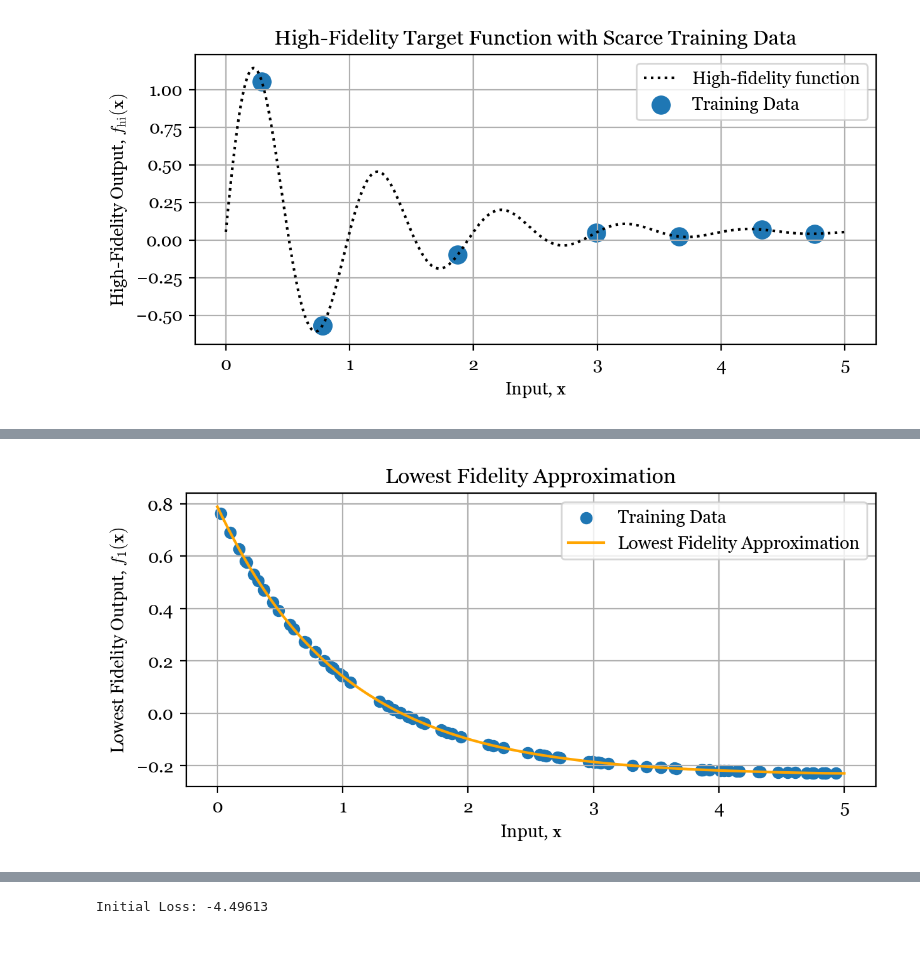
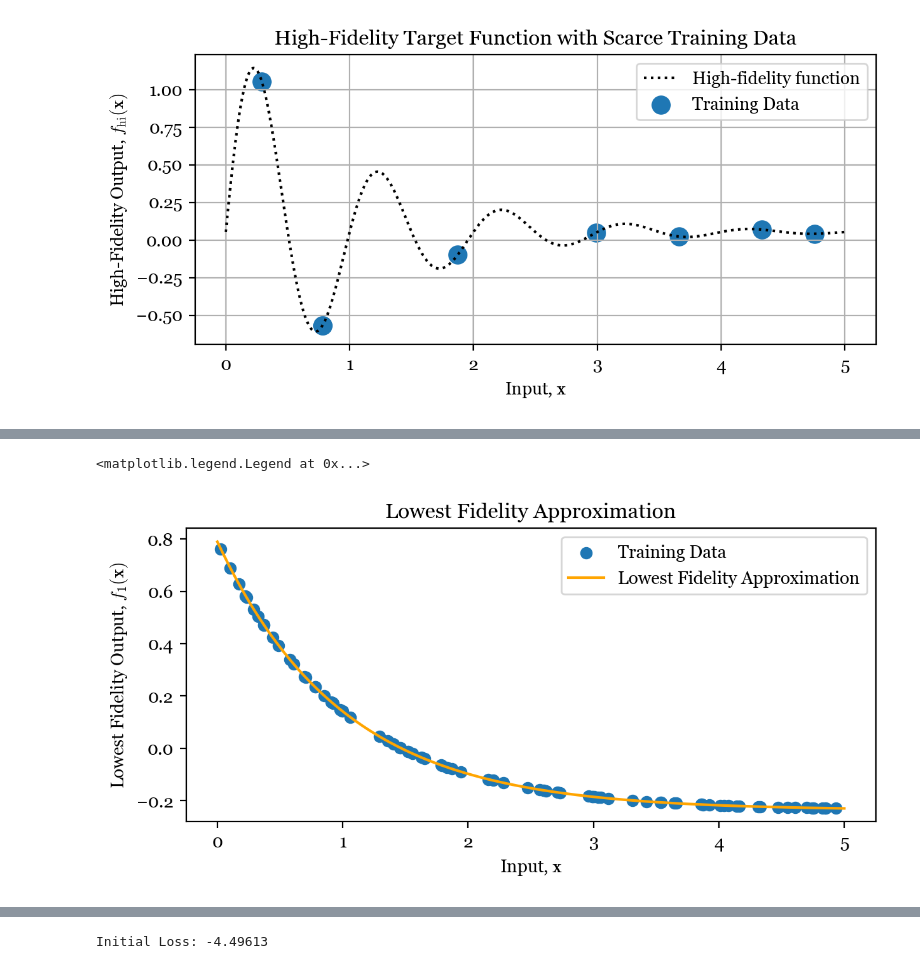
Before and after one commit to atticusdrex/oral-quals-repo, a Jupyter notebook: TestNotebook.ipynb, the cells around one changed output, grey strips where cells are left out. Drawn from its saved outputs; the diff is of its cells as text; code cells hidden in the pictures.

```diff
--- a/TestNotebook.ipynb
+++ b/TestNotebook.ipynb
@@ -84,7 +84,7 @@ plt.grid()
 # %%
 g1 = GaussianProcess()
 g1.fit(d[2]['X'], d[2]['Y'], np.array([1.0]), noise_var = 1e-6)
-g1.optimize_kernel_params(np.array([1.0]), lr = 5e-1, tol = 1e-6, max_iter = 100)
+g1.optimize_kernel_params(np.array([1.0]), lr = 1e0, tol = 1e-6, max_iter = 1000)
 g1_test, g1_std = g1.predict(Xtest, include_std = True)
 g1_std *= np.abs(g1_std)
 
@@ -96,5 +96,4 @@ plt.xlabel("Input, $\mathbf{x}$")
 plt.ylabel("Lowest Fidelity Output, $f_{1}(\mathbf{x})$")
 plt.title("Lowest Fidelity Approximation")
 plt.legend()
-plt.grid()
 # %% [output]
@@ -103,4 +103,5 @@ Final Loss: -520.51636
+<matplotlib.legend.Legend at 0x...>
-[figure, old version]
+[figure, new version]
 # %%
 g2 = GaussianProcess()
 g2.fit(
```
Also changed, not shown: parts of 6 cells of this notebook, 2 other files.
